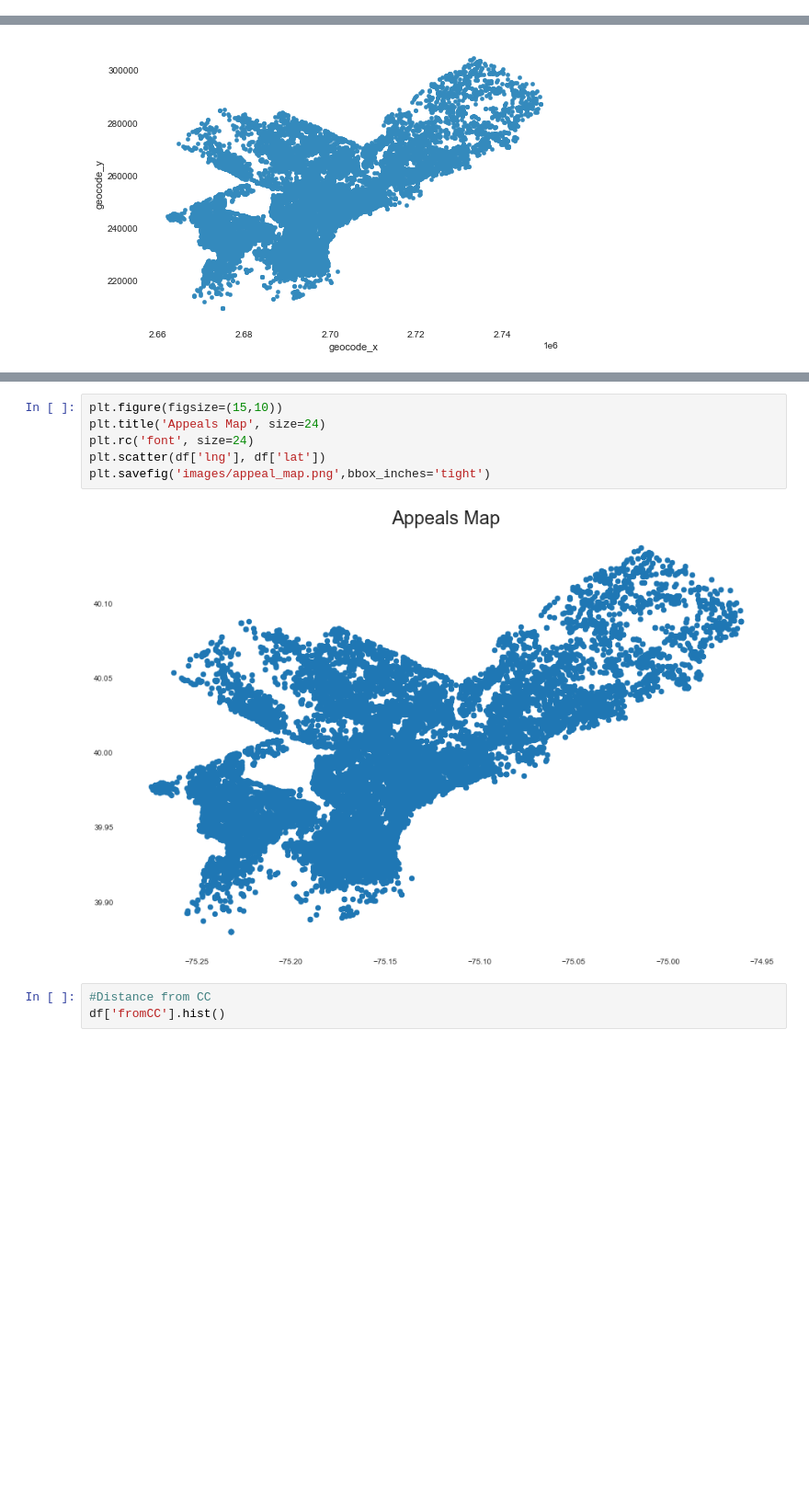
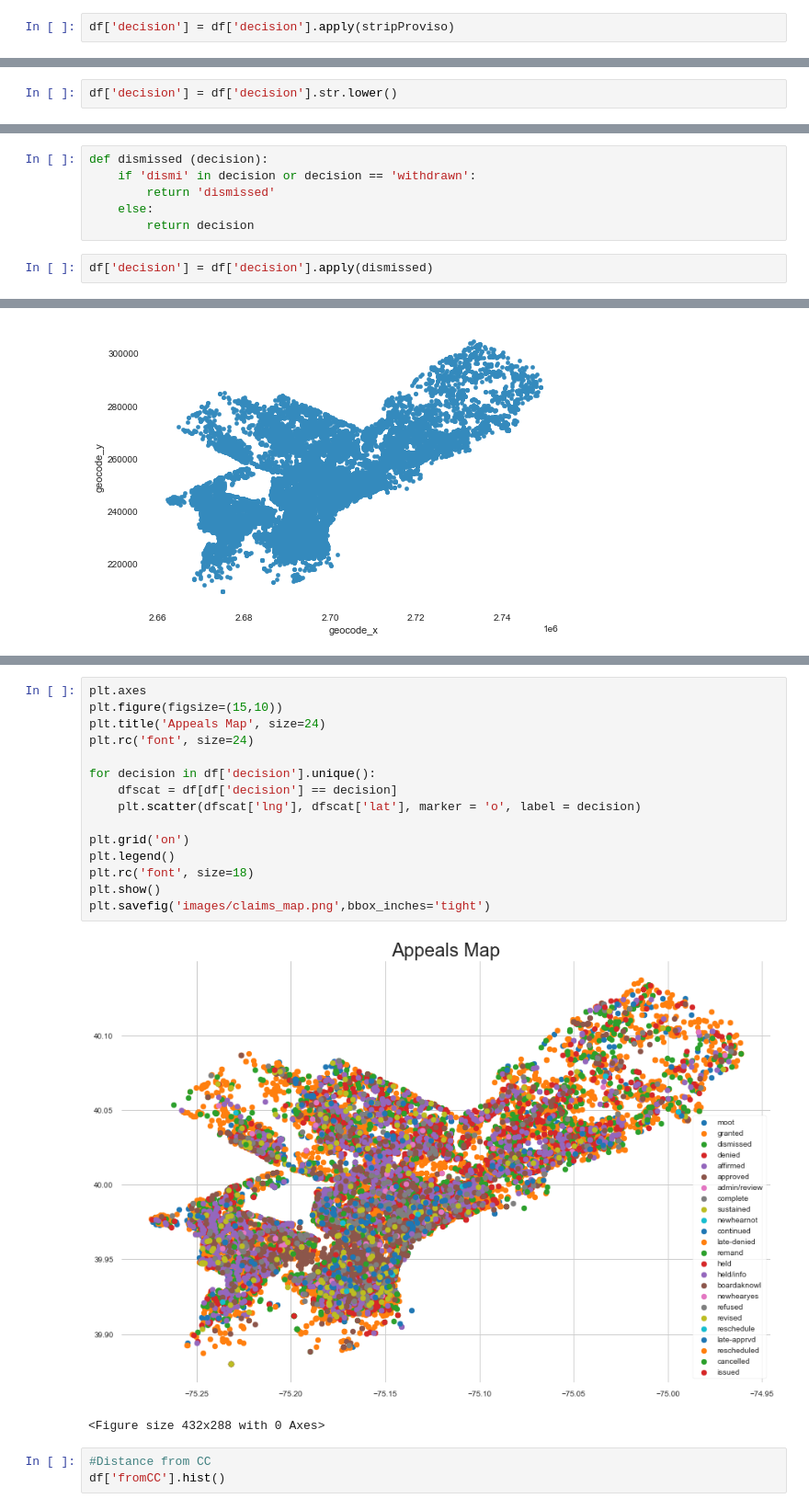
Before and after one commit to adreyzin/Philly_L_and_I_Appeals, a Jupyter notebook: City of Philadelphia Licenses and Inspections Appeals.ipynb, the cells around one changed output, grey strips where cells are left out. Shown at 92% size. Drawn from its saved outputs; the diff is of its cells as text; blank space fills up the shorter version.

```diff
--- a/City of Philadelphia Licenses and Inspections Appeals.ipynb
+++ b/City of Philadelphia Licenses and Inspections Appeals.ipynb
@@ -194,0 +295,2 @@ Name: decision, dtype: int64
+# %%
+df['decision'] = df['decision'].apply(stripProviso)
@@ -194,0 +315,2 @@ Name: decision, dtype: int64
+# %%
+df['decision'] = df['decision'].str.lower()
@@ -194,0 +323,8 @@ Name: decision, dtype: int64
+# %%
+def dismissed (decision):
+    if 'dismi' in decision or decision == 'withdrawn':
+        return 'dismissed'
+    else:
+        return decision
+# %%
+df['decision'] = df['decision'].apply(dismissed)
@@ -431,11 +557,21 @@ except:
 # %%
+plt.axes
 plt.figure(figsize=(15,10))
 plt.title('Appeals Map', size=24)
 plt.rc('font', size=24)
-plt.scatter(df['lng'], df['lat'])
-plt.savefig('images/appeal_map.png',bbox_inches='tight')
+
+for decision in df['decision'].unique():
+    dfscat = df[df['decision'] == decision]
+    plt.scatter(dfscat['lng'], dfscat['lat'], marker = 'o', label = decision)
+
+plt.grid('on')
+plt.legend()
+plt.rc('font', size=18)
+plt.show()
+plt.savefig('images/claims_map.png',bbox_inches='tight')
 # %% [output]
-[figure, old version]
+[figure, new version]
+<Figure size 432x288 with 0 Axes>
 # %%
 #Distance from CC
 df['fromCC'].hist()
```
Also changed, not shown: parts of 81 cells of this notebook, 2 other files.
